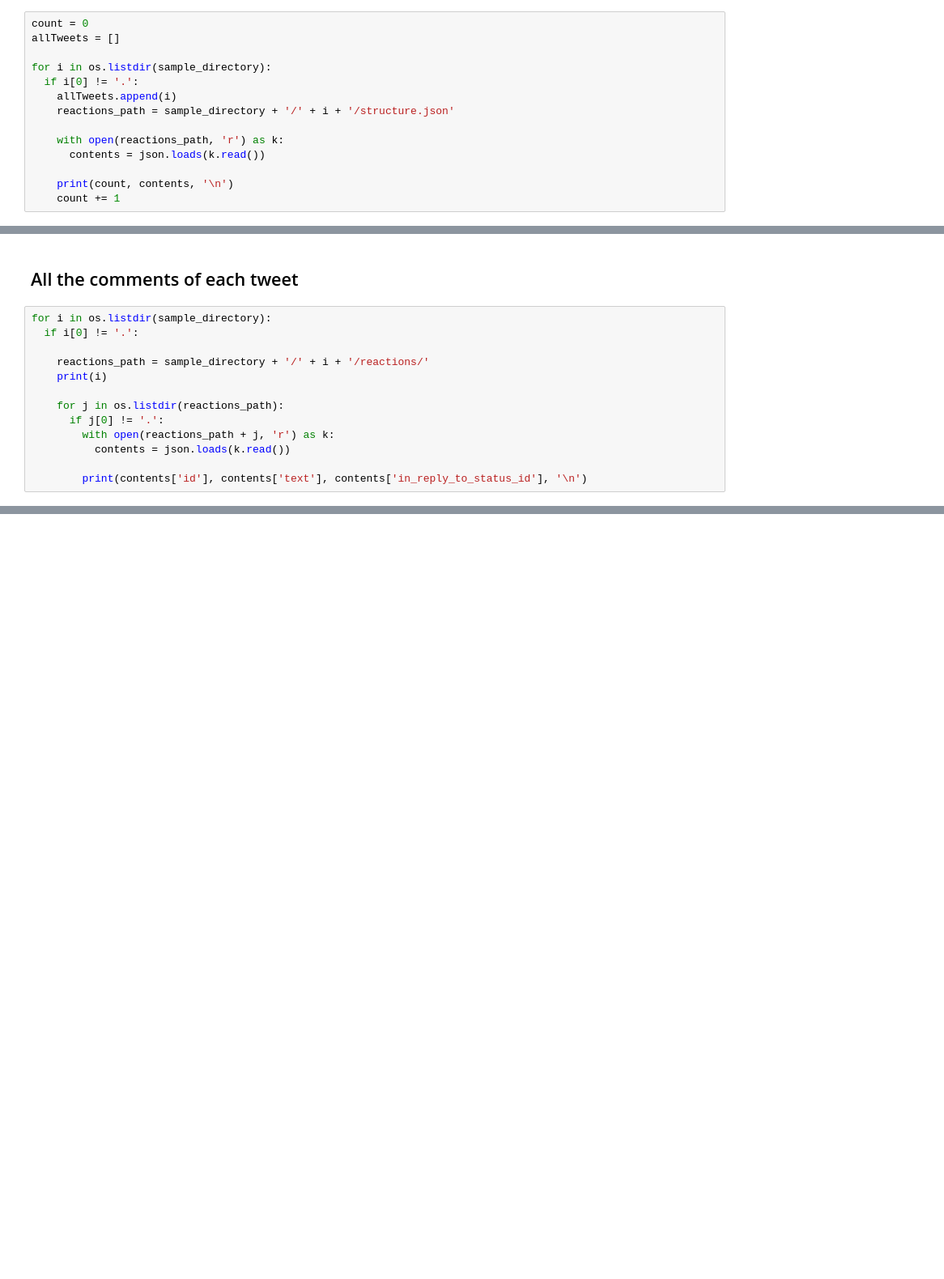
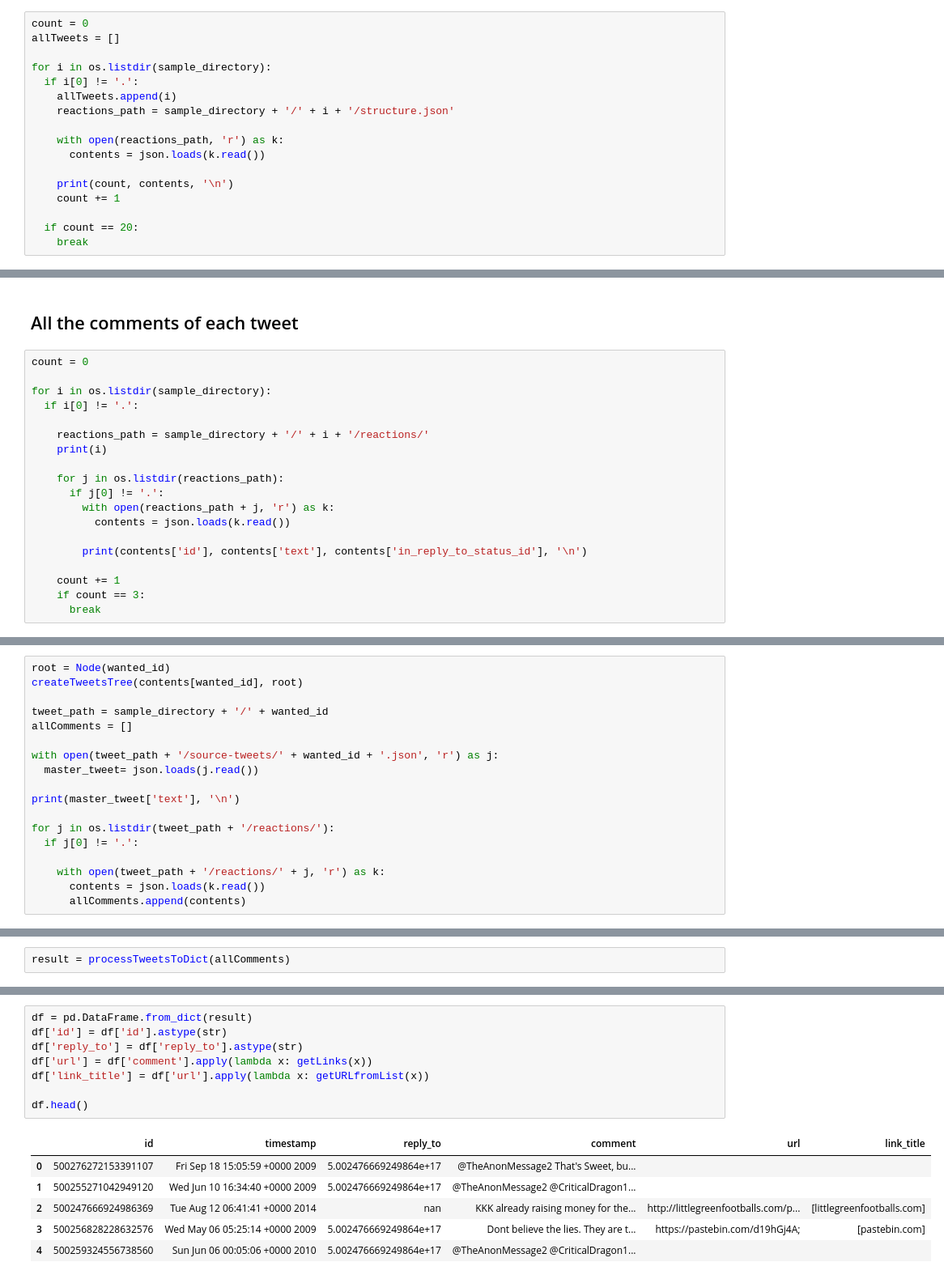
Before and after one commit to Confirmation-Bias-Analyser/Data-Collection, a Jupyter notebook: Twitter_Data_Collection_from_PHEME_Dataset.ipynb, the cells around one changed output, grey strips where cells are left out. Shown at 81% size. Saved outputs shown, nothing was run; the diff lists cells and outputs as text; blank space fills up the shorter version.

```diff
--- a/Twitter_Data_Collection_from_PHEME_Dataset.ipynb
+++ b/Twitter_Data_Collection_from_PHEME_Dataset.ipynb
@@ -241,4 +289,7 @@ for i in os.listdir(sample_directory):
 
     print(count, contents, '\n')
     count += 1
+
+  if count == 20:
+    break
 # %% [output]
@@ -262,6 +313,8 @@ for i in os.listdir(sample_directory):
 # %% [markdown]
 ## All the comments of each tweet
 # %%
+count = 0
+
 for i in os.listdir(sample_directory):
   if i[0] != '.':
 
@@ -274,4 +327,8 @@ for i in os.listdir(sample_directory):
           contents = json.loads(k.read())
 
         print(contents['id'], contents['text'], contents['in_reply_to_status_id'], '\n')
+
+    count += 1
+    if count == 3:
+      break
 # %% [output]
@@ -322,0 +381,18 @@ contents
+# %%
+root = Node(wanted_id)
+createTweetsTree(contents[wanted_id], root)
+
+tweet_path = sample_directory + '/' + wanted_id
+allComments = []
+
+with open(tweet_path + '/source-tweets/' + wanted_id + '.json', 'r') as j:
+  master_tweet= json.loads(j.read())
+
+print(master_tweet['text'], '\n')
+
+for j in os.listdir(tweet_path + '/reactions/'):
+  if j[0] != '.':
+
+    with open(tweet_path + '/reactions/' + j, 'r') as k:
+      contents = json.loads(k.read())
+      allComments.append(contents)
@@ -322,0 +425,2 @@ contents
+# %%
+result = processTweetsToDict(allComments)
@@ -322,0 +445,15 @@ contents
+# %%
+df = pd.DataFrame.from_dict(result)
+df['id'] = df['id'].astype(str)
+df['reply_to'] = df['reply_to'].astype(str)
+df['url'] = df['comment'].apply(lambda x: getLinks(x))
+df['link_title'] = df['url'].apply(lambda x: getURLfromList(x))
+
+df.head()
+# %% [output]
+|  | id | timestamp | reply_to | comment | url | link_title |
+| 0 | 500276272153391107 | Fri Sep 18 15:05:59 +0000 2009 | 5.002476669249864e+17 | @TheAnonMessage2 That's Sweet, bu... |  |  |
+| 1 | 500255271042949120 | Wed Jun 10 16:34:40 +0000 2009 | 5.002476669249864e+17 | @TheAnonMessage2 @CriticalDragon1... |  |  |
+| 2 | 500247666924986369 | Tue Aug 12 06:41:41 +0000 2014 | nan | KKK already raising money for the... | http://littlegreenfootballs.com/p... | [littlegreenfootballs.com] |
+| 3 | 500256828228632576 | Wed May 06 05:25:14 +0000 2009 | 5.002476669249864e+17 | Dont believe the lies. They are t... | https://pastebin.com/d19hGj4A; | [pastebin.com] |
+| 4 | 500259324556738560 | Sun Jun 06 00:05:06 +0000 2010 | 5.002476669249864e+17 | @TheAnonMessage2 @CriticalDragon1... |  |  |
```
Also changed, not shown: parts of 19 cells of this notebook.
